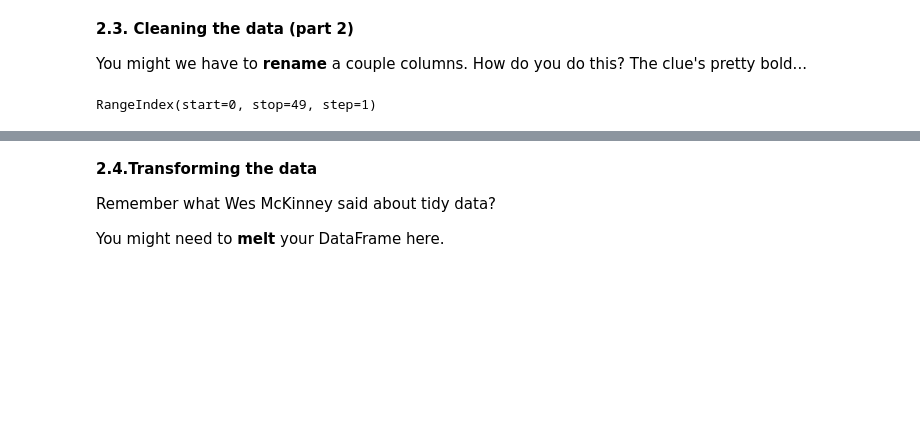
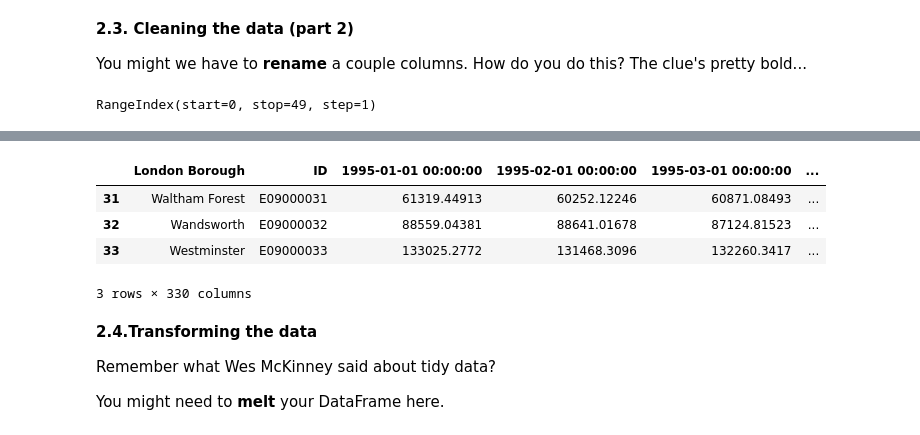
Before and after one commit to Kevin-Kwasnik/master-datasc, a Jupyter notebook: course-materials/12.3-casestudy/Unit 4 Challenge - Tier 3.ipynb, the cells around one changed output, grey strips where cells are left out. Saved outputs shown, nothing was run; the diff lists cells and outputs as text; code cells hidden in the pictures; blank space fills up the shorter version.

```diff
--- a/course-materials/12.3-casestudy/Unit 4 Challenge - Tier 3.ipynb
+++ b/course-materials/12.3-casestudy/Unit 4 Challenge - Tier 3.ipynb
@@ -155,3 +157,11 @@ properties["Average Price"] = properties
+# %%
+properties.tail(3)
+# %% [output]
+|  | London Borough | ID | 1995-01-01 00:00:00 | 1995-02-01 00:00:00 | 1995-03-01 00:00:00 | ... |
+| 31 | Waltham Forest | E09000031 | 61319.44913 | 60252.12246 | 60871.08493 | ... |
+| 32 | Wandsworth | E09000032 | 88559.04381 | 88641.01678 | 87124.81523 | ... |
+| 33 | Westminster | E09000033 | 133025.2772 | 131468.3096 | 132260.3417 | ... |
+3 rows × 330 columns
 # %% [markdown]
 **2.4.Transforming the data**
 
```
Also changed, not shown: parts of 12 cells of this notebook.
